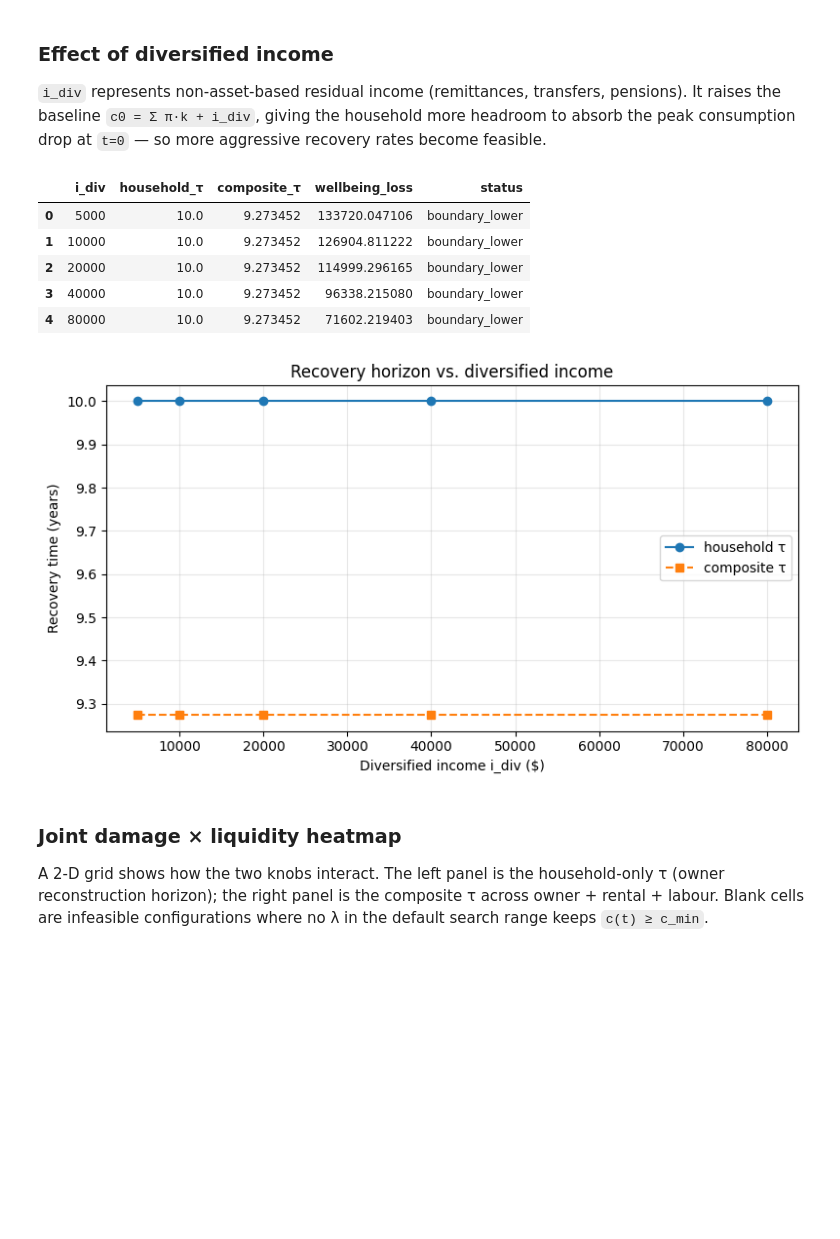
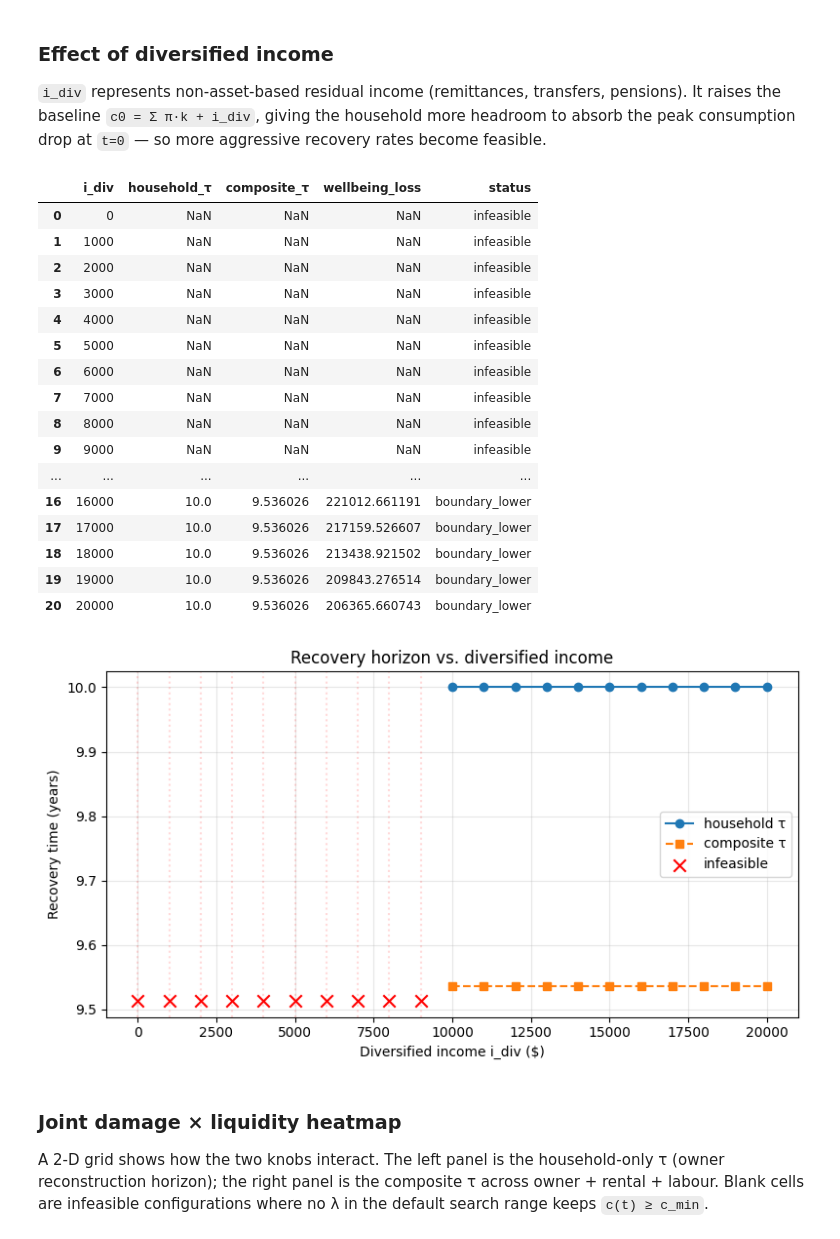
Before and after one commit to Deltares/fiat_toolbox, a Jupyter notebook: examples/well_being/4_extra_income_losses.ipynb, the cells around one changed output. Drawn from its saved outputs; the diff is of its cells as text; code cells hidden in the pictures; blank space fills up the shorter version.

```diff
--- a/examples/well_being/4_extra_income_losses.ipynb
+++ b/examples/well_being/4_extra_income_losses.ipynb
@@ -110,21 +111,21 @@ import pandas as pd
 import seaborn as sns
 
 
-def sensitivity_run(v=0.7, i_div=20000, savings=0):
+def sensitivity_run(v=0.7, i_div=10000, savings=0, c_min=20_000):
     """Build a CommunityUnit with the given knobs, optimise, and return
     recovery-time metrics. Rental / labour structure stays fixed at the
     notebook's baseline values; only owner damage (v), diversified
-    income (i_div), and savings vary.
+    income (i_div), savings, and minimum consumption (c_min) vary.
 
     Returns a dict with NaN values when the configuration is
     infeasible (no feasible λ in the search range).
     """
     cfg = WellBeingConfig(
         owner_housing=CapitalStock(v=v, k=300000, pi=0.15),
-        rental_housing=IncomeStream(v=0.4, income=20000, recovery_time=10),
+        rental_housing=IncomeStream(v=0.4, income=15000, recovery_time=10),
         labour_assets={
-            "Public": IncomeStream(v=0.3, income=70000, recovery_time=10),
-            "Private": IncomeStream(v=0.25, income=60000, recovery_time=4),
+            "Public": IncomeStream(v=0.3, income=40000, recovery_time=10),
+            "Private": IncomeStream(v=0.25, income=30000, recovery_time=4),
         },
         income=IncomeConfig(i_avg=80000, i_div=i_div),
         simulation=SimulationConfig(
@@ -133,7 +134,7 @@ def sensitivity_run(v=0.7, i_div=20000, savings=0):
             t_max=10,
             dt=1 / 52,
             currency="$",
-            c_min=5000,
+            c_min=float(c_min),
             recovery_per=95.0,
         ),
         liquidity=Liquidity(savings=savings),
@@ -163,7 +164,7 @@ def sensitivity_run(v=0.7, i_div=20000, savings=0):
 
 Varying the damage ratio `v` on owner housing (rental and labour held fixed). As `v` grows, the reconstruction burden grows too; at some point the feasibility constraint `c(t) ≥ c_min` bites and the optimiser can no longer find a viable λ — those rows return `NaN`.
 # %%
-v_grid = np.round(np.linspace(0.1, 0.9, 9), 2)
+v_grid = np.round(np.linspace(0.1, 0.2, 9), 2)
 rows = []
 for v in v_grid:
     m = sensitivity_run(v=float(v))
@@ -263,41 +264,69 @@ df_s
 
 `i_div` represents non-asset-based residual income (remittances, transfers, pensions). It raises the baseline `c0 = Σ π·k + i_div`, giving the household more headroom to absorb the peak consumption drop at `t=0` — so more aggressive recovery rates become feasible.
 # %%
-i_div_grid = [5_000, 10_000, 20_000, 40_000, 80_000]
+i_div_grid = np.arange(0, 20_001, 1_000)
 rows = []
 for i in i_div_grid:
     m = sensitivity_run(i_div=float(i))
     rows.append(
         {
             "i_div": i,
             "household_τ": m["household_tau"],
             "composite_τ": m["composite_tau"],
             "wellbeing_loss": m["wellbeing_loss"],
             "status": m["status"],
         }
     )
 df_i = pd.DataFrame(rows)
 
+infeasible = df_i[df_i["household_τ"].isna()]
+
 fig, ax = plt.subplots(figsize=(8, 4.5))
 ax.plot(df_i["i_div"], df_i["household_τ"], marker="o", label="household τ")
 ax.plot(
     df_i["i_div"], df_i["composite_τ"], marker="s", linestyle="--", label="composite τ"
 )
+# Mark infeasible points along the x-axis
+if not infeasible.empty:
+    y_bottom = ax.get_ylim()[0]
+    ax.scatter(
+        infeasible["i_div"],
+        [y_bottom] * len(infeasible),
+        marker="x",
+        color="red",
+        s=80,
+        zorder=5,
+        label="infeasible",
+        clip_on=False,
+    )
+    for x_val in infeasible["i_div"]:
+        ax.axvline(x=x_val, color="red", alpha=0.15, linestyle=":")
 ax.set_xlabel("Diversified income i_div ($)")
 ax.set_ylabel("Recovery time (years)")
 ax.set_title("Recovery horizon vs. diversified income")
 ax.grid(True, alpha=0.3)
 ax.legend()
 plt.tight_layout()
 df_i
 # %% [output]
 |  | i_div | household_τ | composite_τ | wellbeing_loss | status |
-| 0 | 5000 | 10.0 | 9.273452 | 133720.047106 | boundary_lower |
-| 1 | 10000 | 10.0 | 9.273452 | 126904.811222 | boundary_lower |
-| 2 | 20000 | 10.0 | 9.273452 | 114999.296165 | boundary_lower |
-| 3 | 40000 | 10.0 | 9.273452 | 96338.215080 | boundary_lower |
-| 4 | 80000 | 10.0 | 9.273452 | 71602.219403 | boundary_lower |
+| 0 | 0 | NaN | NaN | NaN | infeasible |
+| 1 | 1000 | NaN | NaN | NaN | infeasible |
+| 2 | 2000 | NaN | NaN | NaN | infeasible |
+| 3 | 3000 | NaN | NaN | NaN | infeasible |
+| 4 | 4000 | NaN | NaN | NaN | infeasible |
+| 5 | 5000 | NaN | NaN | NaN | infeasible |
+| 6 | 6000 | NaN | NaN | NaN | infeasible |
+| 7 | 7000 | NaN | NaN | NaN | infeasible |
+| 8 | 8000 | NaN | NaN | NaN | infeasible |
+| 9 | 9000 | NaN | NaN | NaN | infeasible |
+| ... | ... | ... | ... | ... | ... |
+| 16 | 16000 | 10.0 | 9.536026 | 221012.661191 | boundary_lower |
+| 17 | 17000 | 10.0 | 9.536026 | 217159.526607 | boundary_lower |
+| 18 | 18000 | 10.0 | 9.536026 | 213438.921502 | boundary_lower |
+| 19 | 19000 | 10.0 | 9.536026 | 209843.276514 | boundary_lower |
+| 20 | 20000 | 10.0 | 9.536026 | 206365.660743 | boundary_lower |
-[figure, old version]
+[figure, new version]
 # %% [markdown]
 ### Joint damage × liquidity heatmap
 
```
Also changed, not shown: parts of 10 cells of this notebook, 3 other files.
